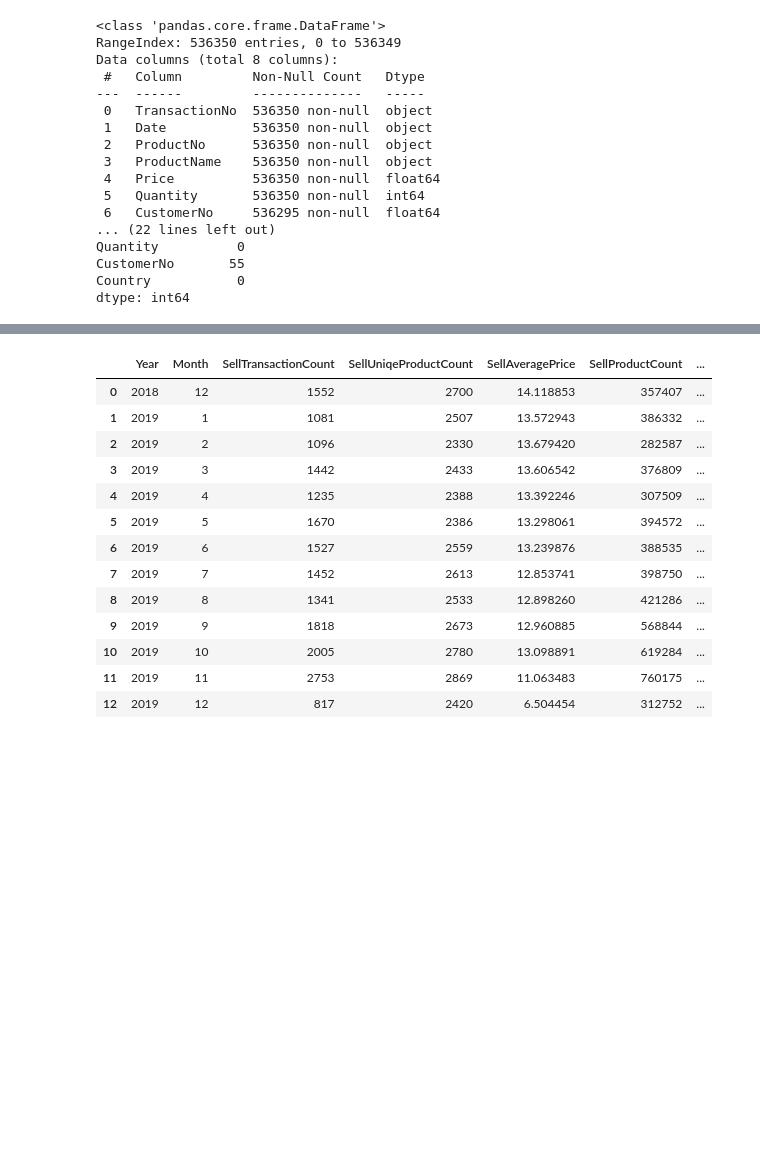
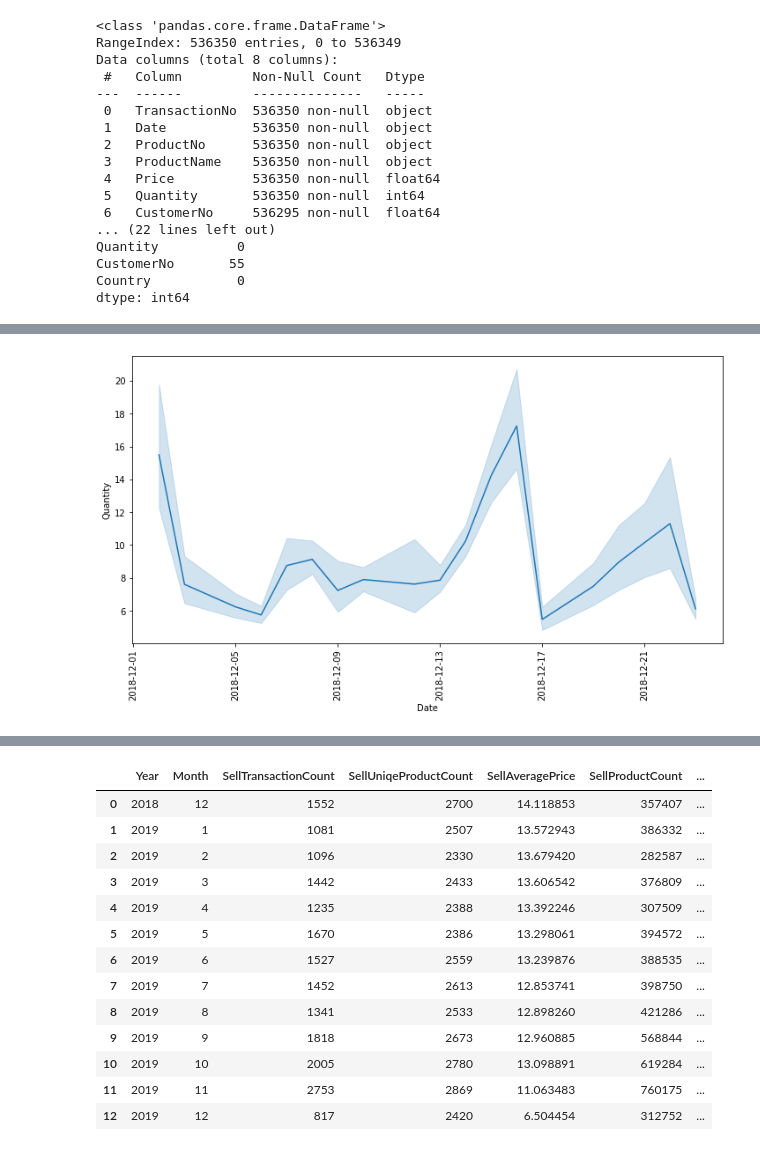
Before and after one commit to alipourmotlagh/E-commerce-Business-Transaction, a Jupyter notebook: product-analytics-e-commerce-business-transaction.ipynb, the cells around one changed output, grey strips where cells are left out. Drawn from its saved outputs; the diff is of its cells as text; code cells hidden in the pictures; blank space fills up the shorter version.

```diff
--- a/product-analytics-e-commerce-business-transaction.ipynb
+++ b/product-analytics-e-commerce-business-transaction.ipynb
@@ -102,0 +112,12 @@ data.head()
+# %%
+plt.figure(figsize=(12,6))
+test = data[(data['Quantity']>0)
+     #&(data['Quantity']!=0)
+     &(data['Quantity']<3000)
+     &(data['Date']>'2018-12-01')
+     &(data['Date']<'2018-12-31')]
+sns.lineplot(test,x='Date',y='Quantity')
+plt.xticks(rotation=90)
+plt.show()
+# %% [output]
+[figure, added]
```
Also changed, not shown: parts of 5 cells of this notebook.
